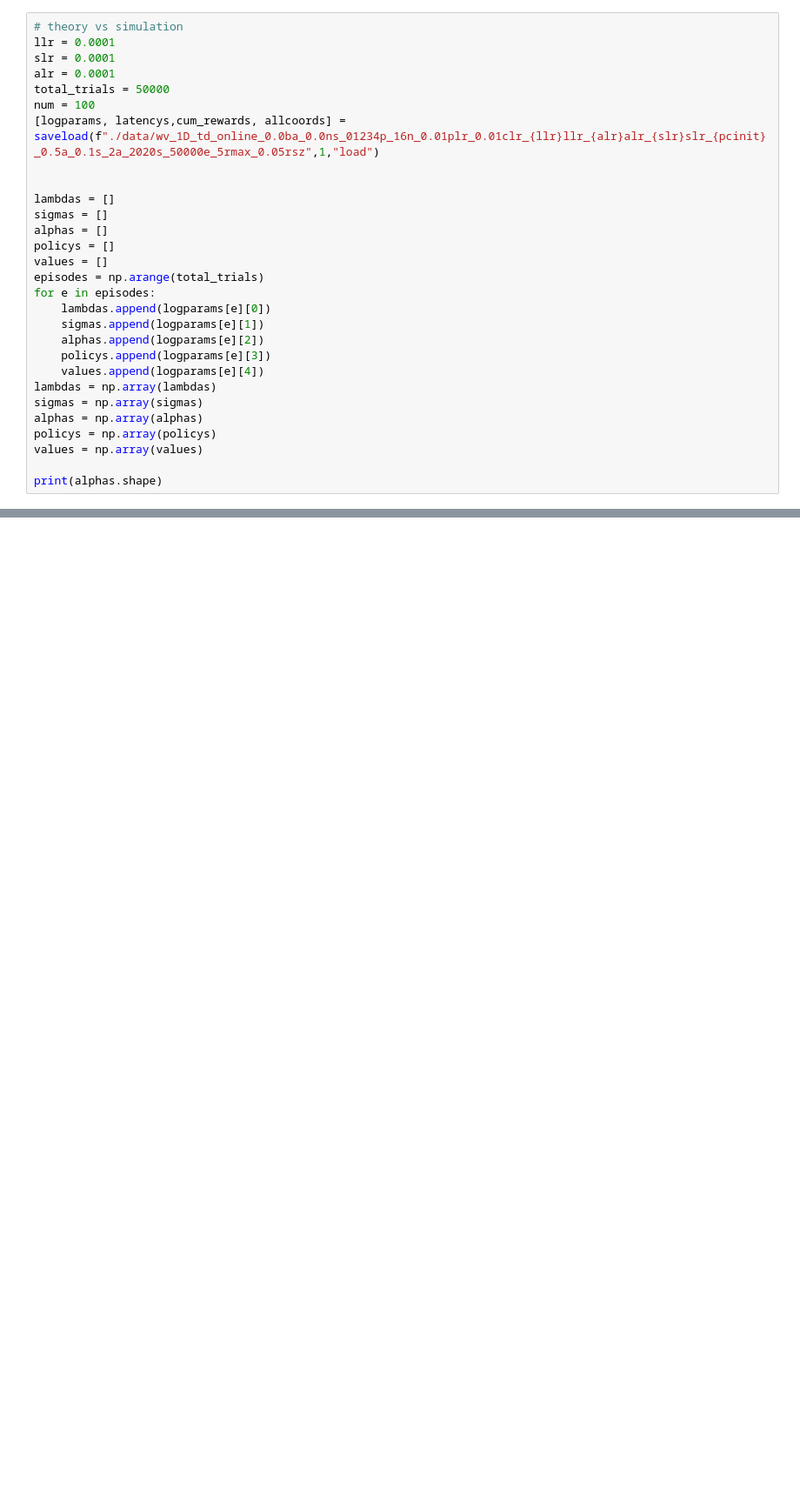
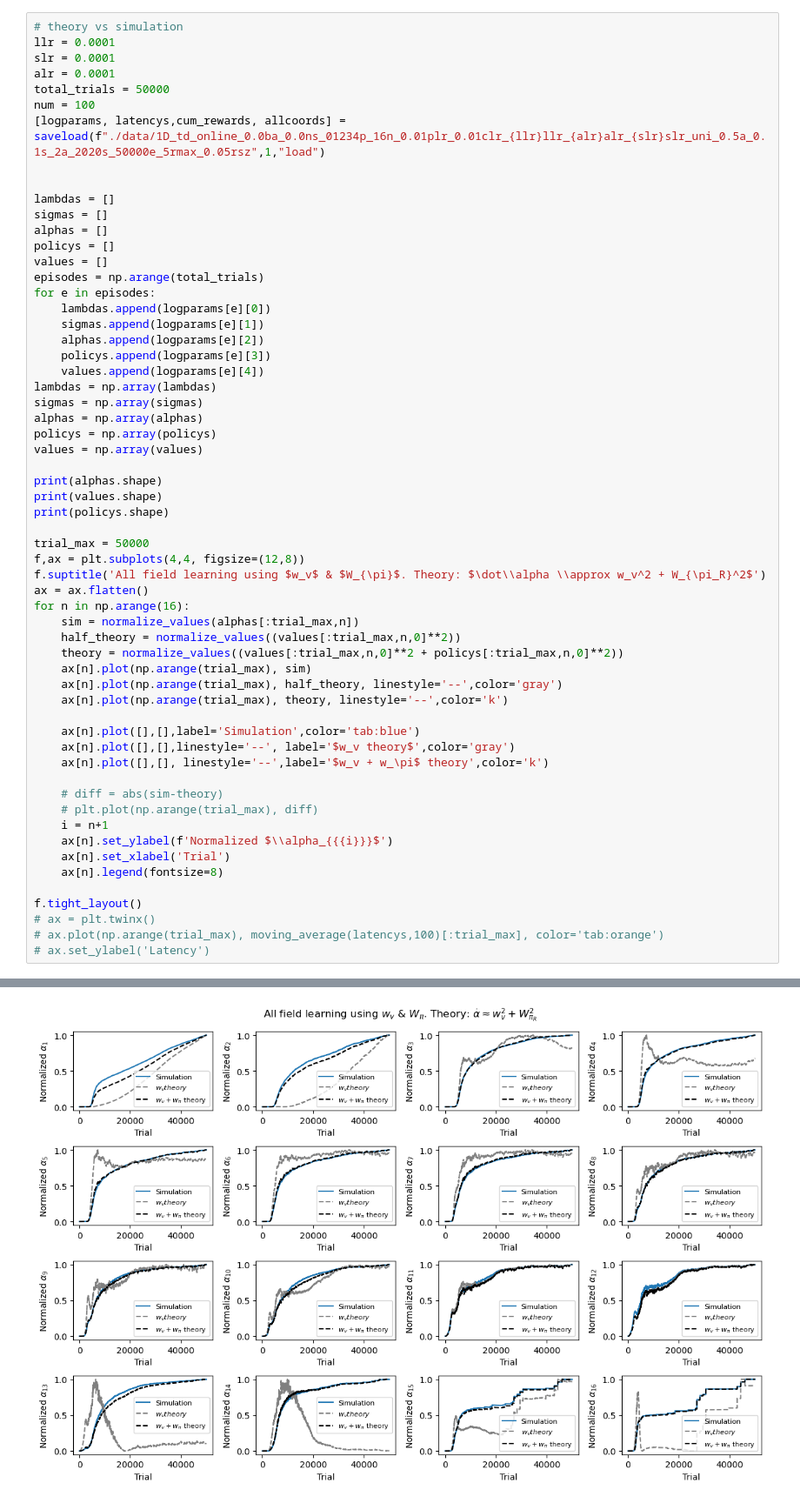
Before and after one commit to mgkumar138/online_pf_learning, a Jupyter notebook: online/1D/analyze_dx.ipynb, the cells around one changed output, grey strips where cells are left out. Shown: that part at 87% size. Cells and saved outputs as stored; diff of their text form; blank space fills up the shorter version.

```diff
--- a/online/1D/analyze_dx.ipynb
+++ b/online/1D/analyze_dx.ipynb
@@ -139,7 +222,7 @@ slr = 0.0001
 alr = 0.0001
 total_trials = 50000
 num = 100
-[logparams, latencys,cum_rewards, allcoords] = saveload(f"./data/wv_1D_td_online_0.0ba_0.0ns_01234p_16n_0.01plr_0.01clr_{llr}llr_{alr}alr_{slr}slr_{pcinit}_0.5a_0.1s_2a_2020s_50000e_5rmax_0.05rsz",1,"load")
+[logparams, latencys,cum_rewards, allcoords] = saveload(f"./data/1D_td_online_0.0ba_0.0ns_01234p_16n_0.01plr_0.01clr_{llr}llr_{alr}alr_{slr}slr_uni_0.5a_0.1s_2a_2020s_50000e_5rmax_0.05rsz",1,"load")
 
 
 lambdas = []
@@ -161,5 +244,35 @@ policys = np.array(policys)
 values = np.array(values)
 
 print(alphas.shape)
+print(values.shape)
+print(policys.shape)
+
+trial_max = 50000
+f,ax = plt.subplots(4,4, figsize=(12,8))
+f.suptitle('All field learning using $w_v$ & $W_{\pi}$. Theory: $\dot\\alpha \\approx w_v^2 + W_{\pi_R}^2$')
+ax = ax.flatten()
+for n in np.arange(16):
+    sim = normalize_values(alphas[:trial_max,n])
+    half_theory = normalize_values((values[:trial_max,n,0]**2))
+    theory = normalize_values((values[:trial_max,n,0]**2 + policys[:trial_max,n,0]**2))
+    ax[n].plot(np.arange(trial_max), sim)
+    ax[n].plot(np.arange(trial_max), half_theory, linestyle='--',color='gray')
+    ax[n].plot(np.arange(trial_max), theory, linestyle='--',color='k')
+
+    ax[n].plot([],[],label='Simulation',color='tab:blue')
+    ax[n].plot([],[],linestyle='--', label='$w_v theory$',color='gray')
+    ax[n].plot([],[], linestyle='--',label='$w_v + w_\pi$ theory',color='k')
+
+    # diff = abs(sim-theory)
+    # plt.plot(np.arange(trial_max), diff)
+    i = n+1
+    ax[n].set_ylabel(f'Normalized $\\alpha_{{{i}}}$')
+    ax[n].set_xlabel('Trial')
+    ax[n].legend(fontsize=8)
+
+f.tight_layout()
+# ax = plt.twinx()
+# ax.plot(np.arange(trial_max), moving_average(latencys,100)[:trial_max], color='tab:orange')
+# ax.set_ylabel('Latency')
 # %% [output]
 (50000, 16)
@@ -165,0 +295 @@ print(alphas.shape)
+[figure, added]
```
Also changed, not shown: parts of 19 cells of this notebook, 14 other files.
